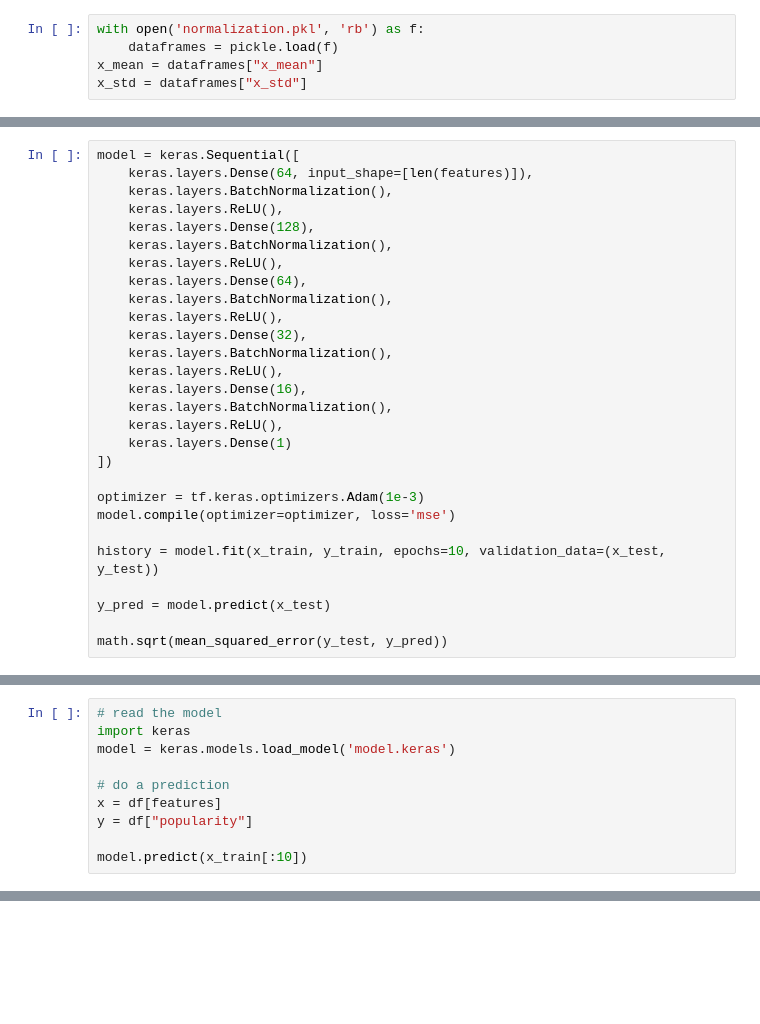
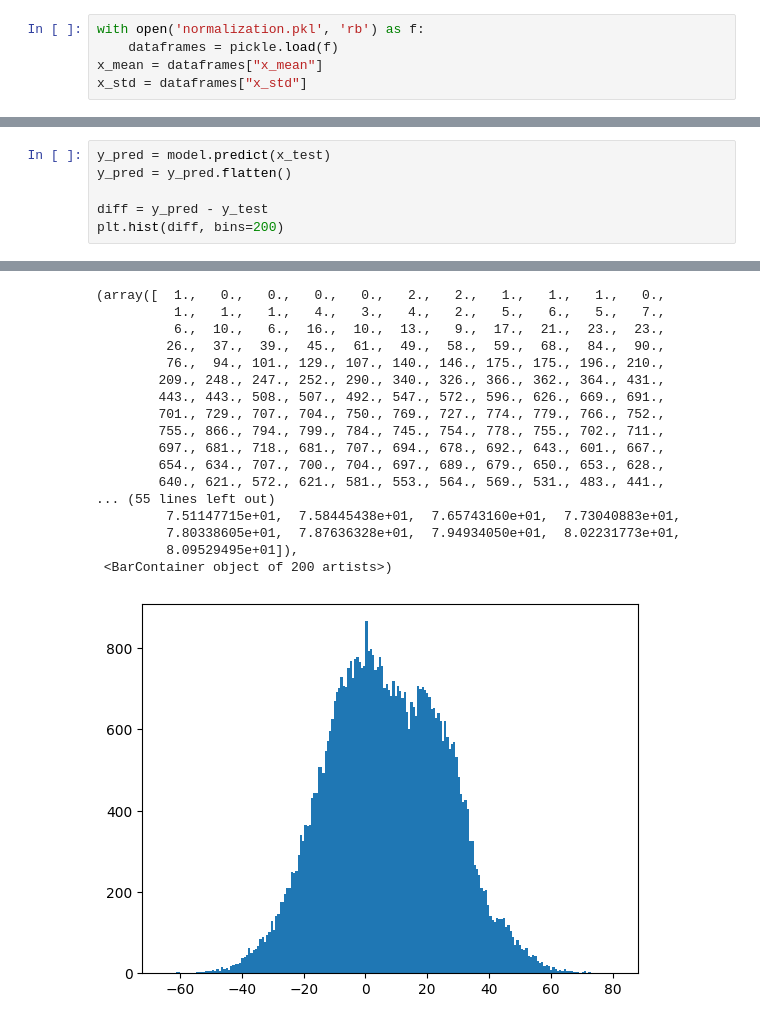
Before and after one commit to simonroedig/SongTreasure, a Jupyter notebook: model/prediction.ipynb, the cells around one changed output, grey strips where cells are left out. Cells and saved outputs as stored; diff of their text form; blank space fills up the shorter version.

```diff
--- a/model/prediction.ipynb
+++ b/model/prediction.ipynb
@@ -114,28 +166,0 @@ print(math.sqrt(mean_squared_error(y_test, y_pred)))
-# %%
-model = keras.Sequential([
-    keras.layers.Dense(64, input_shape=[len(features)]),
-    keras.layers.BatchNormalization(),
-    keras.layers.ReLU(),
-    keras.layers.Dense(128),
-    keras.layers.BatchNormalization(),
-    keras.layers.ReLU(),
-    keras.layers.Dense(64),
-    keras.layers.BatchNormalization(),
-    keras.layers.ReLU(),
-    keras.layers.Dense(32),
-    keras.layers.BatchNormalization(),
-    keras.layers.ReLU(),
-    keras.layers.Dense(16),
-    keras.layers.BatchNormalization(),
-    keras.layers.ReLU(),
-    keras.layers.Dense(1)
-])
-
-optimizer = tf.keras.optimizers.Adam(1e-3)
-model.compile(optimizer=optimizer, loss='mse')
-
-history = model.fit(x_train, y_train, epochs=10, validation_data=(x_test, y_test))
-
-y_pred = model.predict(x_test)
-
-math.sqrt(mean_squared_error(y_test, y_pred))
@@ -180,10 +166,0 @@ if save: model.save('model.keras')
-# %%
-# read the model
-import keras
-model = keras.models.load_model('model.keras')
-
-# do a prediction
-x = df[features]
-y = df["popularity"]
-
-model.predict(x_train[:10])
@@ -201,0 +253,7 @@ array([[28.841507],
+# %%
+y_pred = model.predict(x_test)
+y_pred = y_pred.flatten()
+
+diff = y_pred - y_test
+plt.hist(diff, bins=200)
+# %% [output]
@@ -201,0 +261,18 @@ array([[28.841507],
+(array([  1.,   0.,   0.,   0.,   0.,   2.,   2.,   1.,   1.,   1.,   0.,
+          1.,   1.,   1.,   4.,   3.,   4.,   2.,   5.,   6.,   5.,   7.,
+          6.,  10.,   6.,  16.,  10.,  13.,   9.,  17.,  21.,  23.,  23.,
+         26.,  37.,  39.,  45.,  61.,  49.,  58.,  59.,  68.,  84.,  90.,
+         76.,  94., 101., 129., 107., 140., 146., 175., 175., 196., 210.,
+        209., 248., 247., 252., 290., 340., 326., 366., 362., 364., 431.,
+        443., 443., 508., 507., 492., 547., 572., 596., 626., 669., 691.,
+        701., 729., 707., 704., 750., 769., 727., 774., 779., 766., 752.,
+        755., 866., 794., 799., 784., 745., 754., 778., 755., 702., 711.,
+        697., 681., 718., 681., 707., 694., 678., 692., 643., 601., 667.,
+        654., 634., 707., 700., 704., 697., 689., 679., 650., 653., 628.,
+        640., 621., 572., 621., 581., 553., 564., 569., 531., 483., 441.,
+... (55 lines left out)
+         7.51147715e+01,  7.58445438e+01,  7.65743160e+01,  7.73040883e+01,
+         7.80338605e+01,  7.87636328e+01,  7.94934050e+01,  8.02231773e+01,
+         8.09529495e+01]),
+ <BarContainer object of 200 artists>)
+[figure, added]
```
Also changed, not shown: parts of 21 cells of this notebook.
